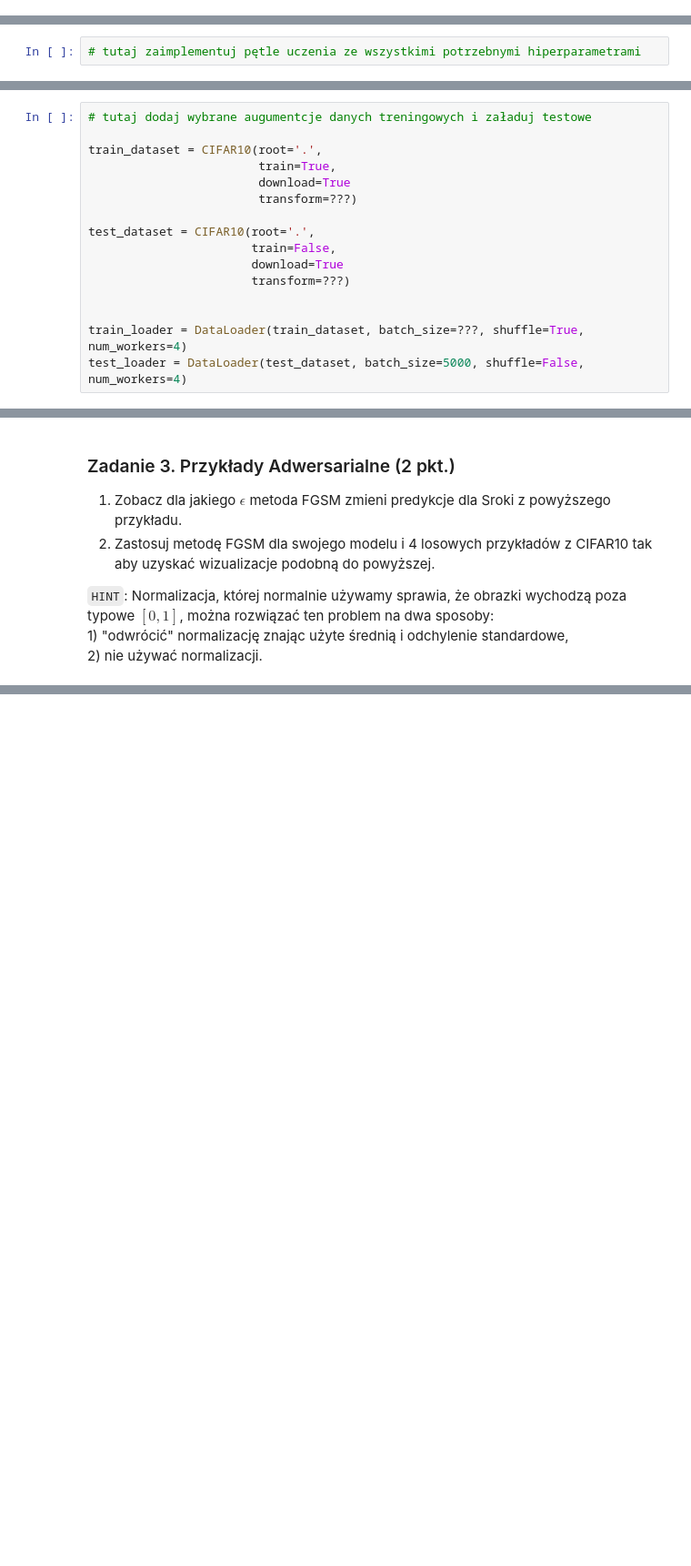
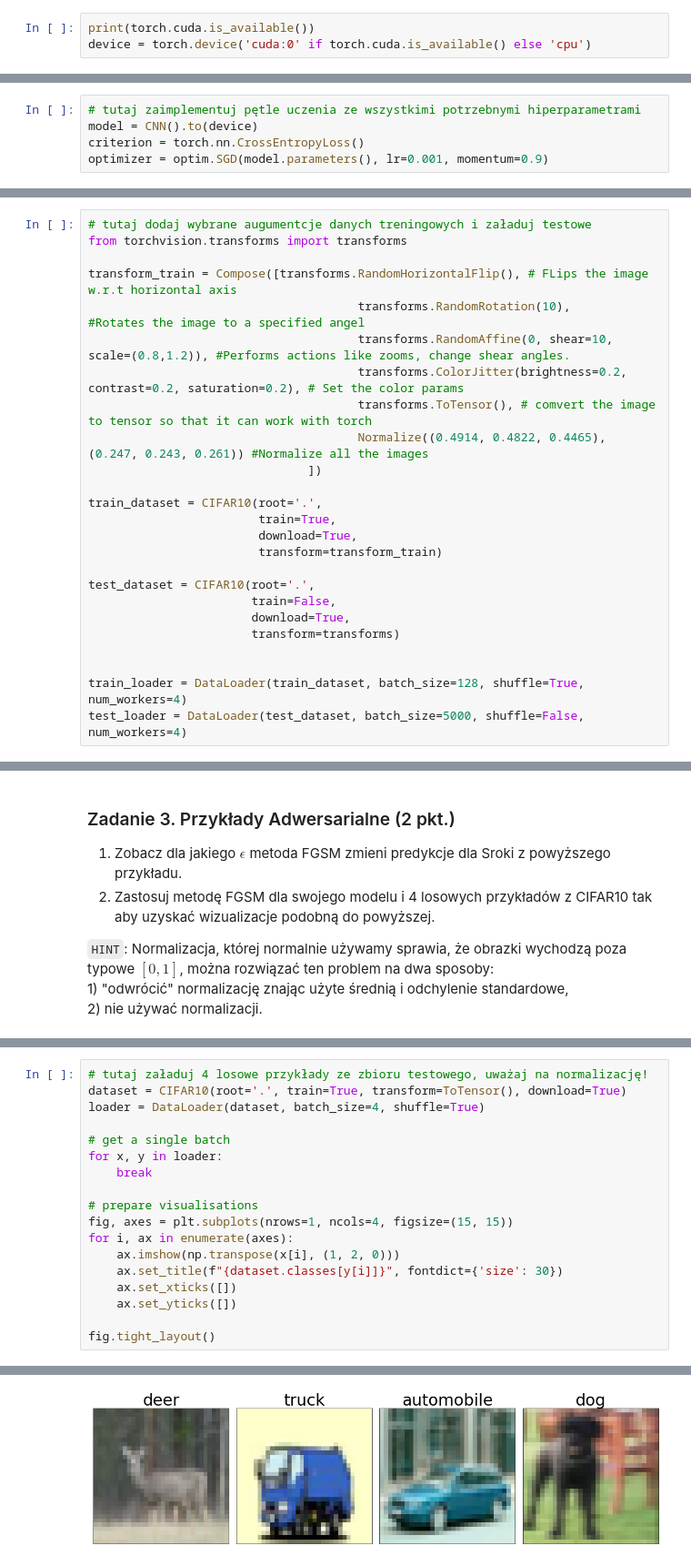
Before and after one commit to dokan722/Machine-Learning, a Jupyter notebook: lab/08_image_classification.ipynb, the cells around one changed output, grey strips where cells are left out. Shown at 91% size. Saved outputs shown, nothing was run; the diff lists cells and outputs as text; blank space fills up the shorter version.

```diff
--- a/lab/08_image_classification.ipynb
+++ b/lab/08_image_classification.ipynb
@@ -52,0 +52,3 @@ Porady do zadania:
+# %%
+print(torch.cuda.is_available())
+device = torch.device('cuda:0' if torch.cuda.is_available() else 'cpu')
@@ -69,2 +101,5 @@ test_loader = DataLoader(test_dataset, batch_size=5000, shuffle=False, num_worke
 # %%
 # tutaj zaimplementuj pętle uczenia ze wszystkimi potrzebnymi hiperparametrami
+model = CNN().to(device)
+criterion = torch.nn.CrossEntropyLoss()
+optimizer = optim.SGD(model.parameters(), lr=0.001, momentum=0.9)
@@ -112,17 +206,26 @@ fig.tight_layout()
 Używając funkcjonalności dostępnych w [`torchvision.transforms`](https://pytorch.org/vision/stable/transforms.html) dodaj augmentacje danych do datasetu treningowego, zobacz o ile poprawia to wynik twojego modelu z poprzedniego zadania. W razie wątpliwości najlepiej przeszukać internet w poszukiwaniu typowych augmentacji dla CIFAR10.
 # %%
 # tutaj dodaj wybrane augumentcje danych treningowych i załaduj testowe
+from torchvision.transforms import transforms
+
+transform_train = Compose([transforms.RandomHorizontalFlip(), # FLips the image w.r.t horizontal axis
+                                      transforms.RandomRotation(10),     #Rotates the image to a specified angel
+                                      transforms.RandomAffine(0, shear=10, scale=(0.8,1.2)), #Performs actions like zooms, change shear angles.
+                                      transforms.ColorJitter(brightness=0.2, contrast=0.2, saturation=0.2), # Set the color params
+                                      transforms.ToTensor(), # comvert the image to tensor so that it can work with torch
+                                      Normalize((0.4914, 0.4822, 0.4465), (0.247, 0.243, 0.261)) #Normalize all the images
+                               ])
 
 train_dataset = CIFAR10(root='.',
                         train=True,
-                        download=True
-                        transform=???)
+                        download=True,
+                        transform=transform_train)
 
 test_dataset = CIFAR10(root='.',
                        train=False,
-                       download=True
-                       transform=???)
+                       download=True,
+                       transform=transforms)
 
 
-train_loader = DataLoader(train_dataset, batch_size=???, shuffle=True, num_workers=4)
+train_loader = DataLoader(train_dataset, batch_size=128, shuffle=True, num_workers=4)
 test_loader = DataLoader(test_dataset, batch_size=5000, shuffle=False, num_workers=4)
@@ -257,0 +422,19 @@ fig.tight_layout()
+# %%
+# tutaj załaduj 4 losowe przykłady ze zbioru testowego, uważaj na normalizację!
+dataset = CIFAR10(root='.', train=True, transform=ToTensor(), download=True)
+loader = DataLoader(dataset, batch_size=4, shuffle=True)
+
+# get a single batch
+for x, y in loader:
+    break
+
+# prepare visualisations
+fig, axes = plt.subplots(nrows=1, ncols=4, figsize=(15, 15))
+for i, ax in enumerate(axes):
+    ax.imshow(np.transpose(x[i], (1, 2, 0)))
+    ax.set_title(f"{dataset.classes[y[i]]}", fontdict={'size': 30})
+    ax.set_xticks([])
+    ax.set_yticks([])
+
+fig.tight_layout()
+# %% [output]
@@ -257,0 +442 @@ fig.tight_layout()
+[figure, added]
```
Also changed, not shown: parts of 20 cells of this notebook.
